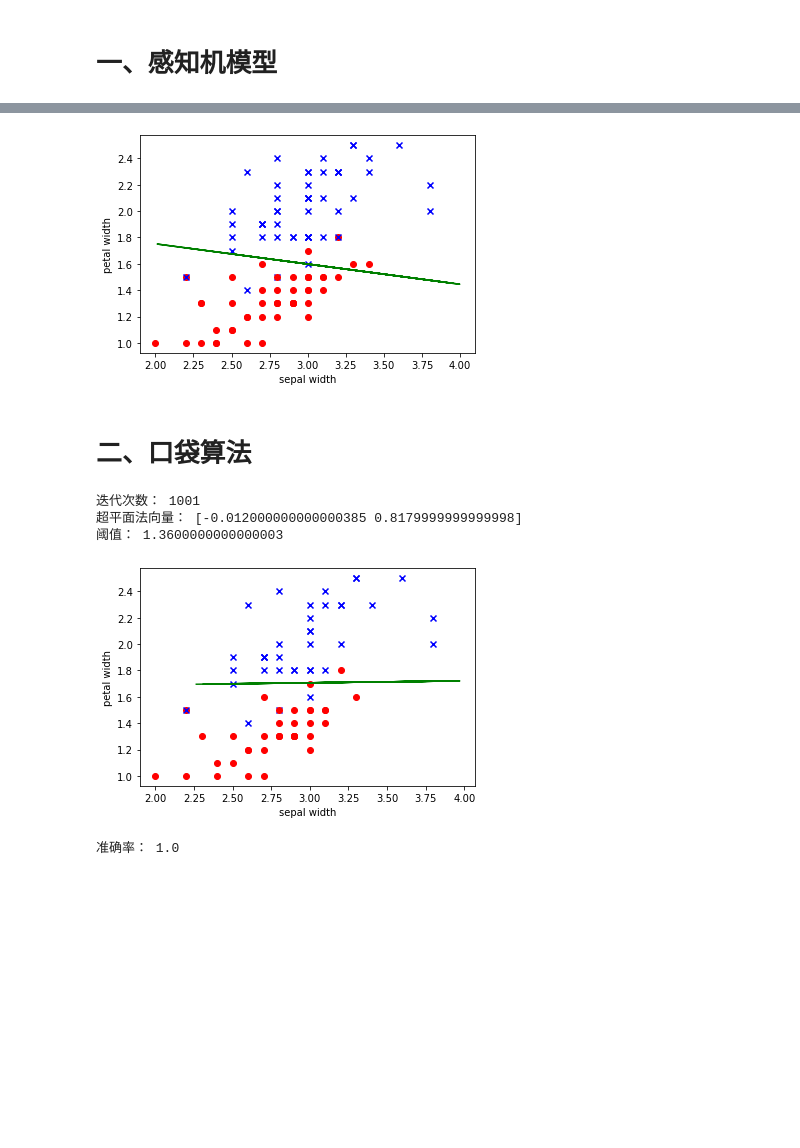
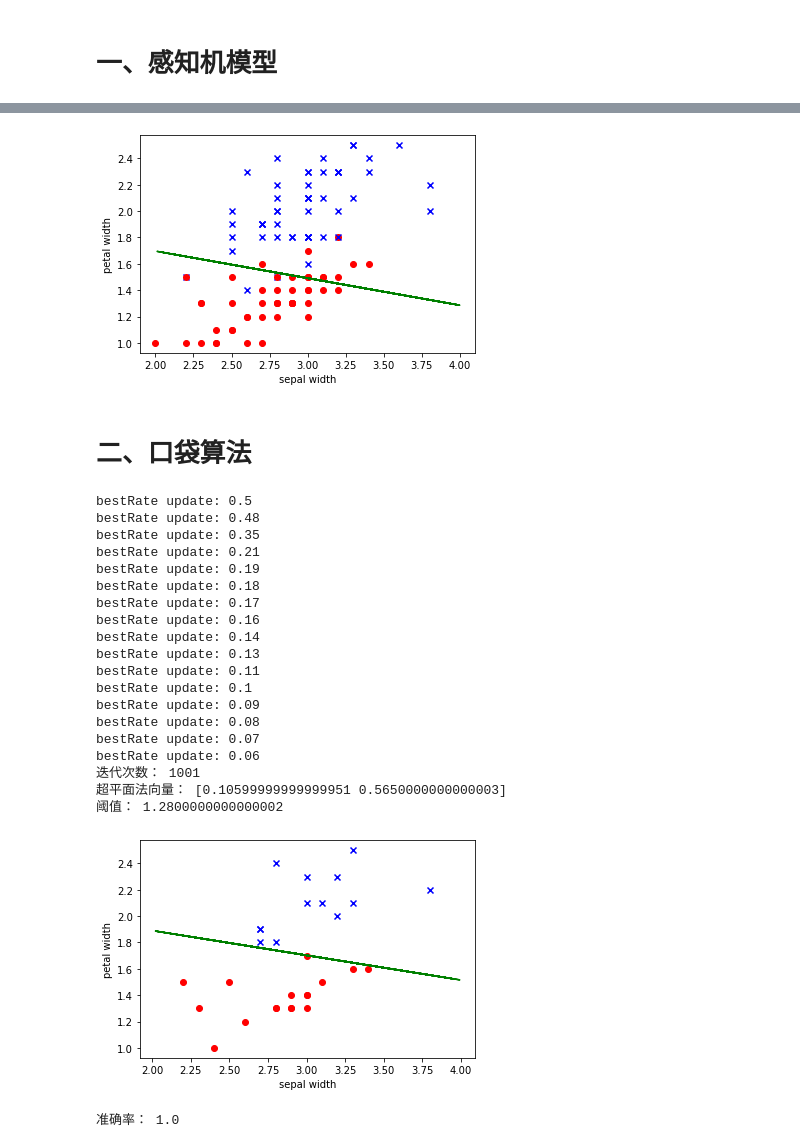
Before and after one commit to ZZh2333/NeuralNetworkAndDeepLearning, a Jupyter notebook: 3-24homework/homeworkv1.ipynb, the cells around one changed output, grey strips where cells are left out. Drawn from its saved outputs; the diff is of its cells as text; code cells hidden in the pictures; blank space fills up the shorter version.

```diff
--- a/3-24homework/homeworkv1.ipynb
+++ b/3-24homework/homeworkv1.ipynb
@@ -171,9 +155,11 @@ def feeling():
             s = np.sum(w*x)-c
             z = sign(s)
             if y * z <= 0:
-                e = y-z
-                w = w+lr*e*x
-                c = np.sum(c+lr*e)
+#                 e = y-z
+#                 w = w+lr*e*x
+#                 c = np.sum(c+lr*e)
+                w = w+lr*y*x
+                c = c+lr*y
     return cnt,w,c
 # %%
 if __name__=='__main__':
@@ -188,17 +174,17 @@ if __name__=='__main__':
         if(target == result):
             count += 1
     accuracy = float(count/len(test))
-    for i in range(len(training)):
-        if training[i][-1] == -1:
-            plt.scatter(training[i][0],training[i][1],c='r',marker='o')
+    for i in range(len(test)):
+        if test[i][-1] == -1:
+            plt.scatter(test[i][0],test[i][1],c='r',marker='o')
         else:
-            plt.scatter(training[i][0],training[i][1],c='b',marker='x')
+            plt.scatter(test[i][0],test[i][1],c='b',marker='x')
 #     for i in range(len(data)):
 #         if training[i][-1] == -1:
 #             plt.scatter(data[i][0],data[i][1],c='r')
 #         else:
 #             plt.scatter(data[i][0],data[i][1],c='b')
-    X = np.random.uniform(2,4,10)
+    X = np.random.uniform(2,4,50)
     Y = -(w[0]*X-c)/w[1]
     plt.xlabel('sepal width')
     plt.ylabel('petal width')
@@ -217,14 +203,14 @@ for i in range(len(data)):
         plt.scatter(data[i][0],data[i][1],c='r',marker='o')
     else:
         plt.scatter(data[i][0],data[i][1],c='b',marker='x')
-X = np.random.uniform(2,4,10)
+X = np.random.uniform(2,4,50)
 Y = -(w[0]*X-c)/w[1]
 plt.xlabel('sepal width')
 plt.ylabel('petal width')
 plt.plot(X,Y,'g')
 plt.show()
 # %% [output]
-[figure, old version]
+[figure, new version]
 # %% [markdown]
 # 二、口袋算法
 # %%
@@ -258,50 +244,69 @@ def Pocket():
             s = np.sum(w*x)-c
             z = sign(s)
             if y*z <= 0:
-                e = y-z
-                w = w+lr*e*x
-                c = np.sum(c+lr*e)
-                rate = checkErrorRate(training,w,c)
+#                 e = y-z
+#                 w = w+lr*e*x
+#                 c = np.sum(c+lr*e)
+                w = w+lr*y*x
+                c = c+lr*y
+                rate = checkErrorRate(data,w,c)
                 if rate<bestRate:
                     bestRate = rate
+                    print("bestRate update:",bestRate)
                     best_w = w
                     best_c = c
     return cnt,best_w,best_c
 # %%
 if __name__=='__main__':
     cnt,best_w,best_c=Pocket()
     print("迭代次数：",cnt)
     print("超平面法向量：",best_w)
     print("阈值：",best_c)
     count = 0
     for i in range(len(test)):
         target = test[i][-1:]
         result = sign(np.sum(best_w*test[i][:-1])-best_c)
         if(target == result):
             count += 1
     accuracy = float(count/len(test))
-    for i in range(len(training)):
-        if training[i][-1] == -1:
-            plt.scatter(training[i][0],training[i][1],c='r',marker='o')
+    for i in range(len(test)):
+        if test[i][-1] == -1:
+            plt.scatter(test[i][0],test[i][1],c='r',marker='o')
         else:
-            plt.scatter(training[i][0],training[i][1],c='b',marker='x')
+            plt.scatter(test[i][0],test[i][1],c='b',marker='x')
 #     for i in range(len(data)):
 #         if data[i][-1] == -1:
 #             plt.scatter(data[i][0],data[i][1],c='r')
 #         else:
 #             plt.scatter(data[i][0],data[i][1],c='b')
-    X = np.random.uniform(2,4,10)
+    X = np.random.uniform(2,4,50)
     Y = -(best_w[0]*X-best_c)/best_w[1]
     plt.plot(X,Y,'g')
     plt.xlabel('sepal width')
     plt.ylabel('petal width')
     plt.show()
     print("准确率：",accuracy)
 # %% [output]
+bestRate update: 0.5
+bestRate update: 0.48
+bestRate update: 0.35
+bestRate update: 0.21
+bestRate update: 0.19
+bestRate update: 0.18
+bestRate update: 0.17
+bestRate update: 0.16
+bestRate update: 0.14
+bestRate update: 0.13
+bestRate update: 0.11
+bestRate update: 0.1
+bestRate update: 0.09
+bestRate update: 0.08
+bestRate update: 0.07
+bestRate update: 0.06
 迭代次数： 1001
-超平面法向量： [-0.012000000000000385 0.8179999999999998]
-阈值： 1.3600000000000003
+超平面法向量： [0.10599999999999951 0.5650000000000003]
+阈值： 1.2800000000000002
-[figure, old version]
+[figure, new version]
 准确率： 1.0
 # %%
 for i in range(len(data)):
```
Also changed, not shown: parts of 8 cells of this notebook, 4 other files.
